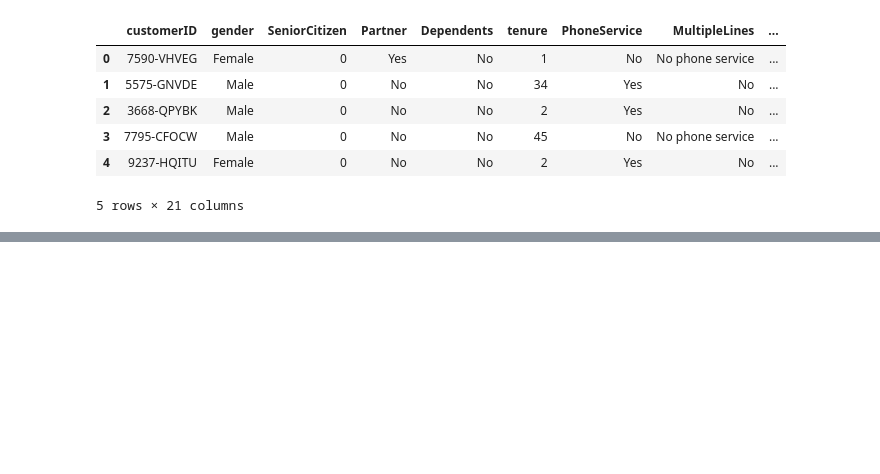
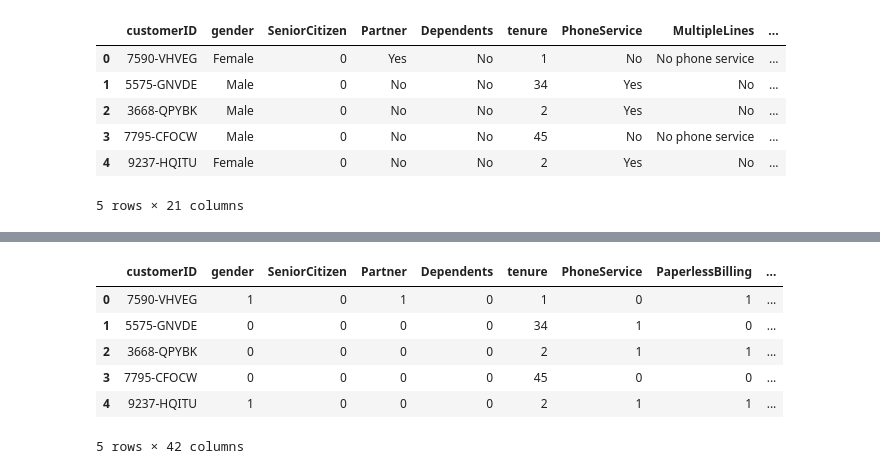
Before and after one commit to Bapt1st3/Telco_Customer_Prediction, a Jupyter notebook: data_prep.ipynb, the cells around one changed output, grey strips where cells are left out. Cells and saved outputs as stored; diff of their text form; code cells hidden in the pictures; blank space fills up the shorter version.

```diff
--- a/data_prep.ipynb
+++ b/data_prep.ipynb
@@ -16,0 +65,15 @@ df.head()
+# %%
+#on crée des dummy pour les variable quali avec plus de deux output
+dummy_cols = ["MultipleLines", "InternetService", "OnlineSecurity", "OnlineBackup", "DeviceProtection", "TechSupport","StreamingTV" ,"StreamingMovies", "Contract", "PaymentMethod"]
+
+df = pd.get_dummies(df, columns= dummy_cols,dtype=int)
+
+df.head()
+# %% [output]
+|  | customerID | gender | SeniorCitizen | Partner | Dependents | tenure | PhoneService | PaperlessBilling | ... |
+| 0 | 7590-VHVEG | 1 | 0 | 1 | 0 | 1 | 0 | 1 | ... |
+| 1 | 5575-GNVDE | 0 | 0 | 0 | 0 | 34 | 1 | 0 | ... |
+| 2 | 3668-QPYBK | 0 | 0 | 0 | 0 | 2 | 1 | 1 | ... |
+| 3 | 7795-CFOCW | 0 | 0 | 0 | 0 | 45 | 0 | 0 | ... |
+| 4 | 9237-HQITU | 1 | 0 | 0 | 0 | 2 | 1 | 1 | ... |
+5 rows × 42 columns
```
Also changed, not shown: parts of 3 cells of this notebook, 2 other files.
